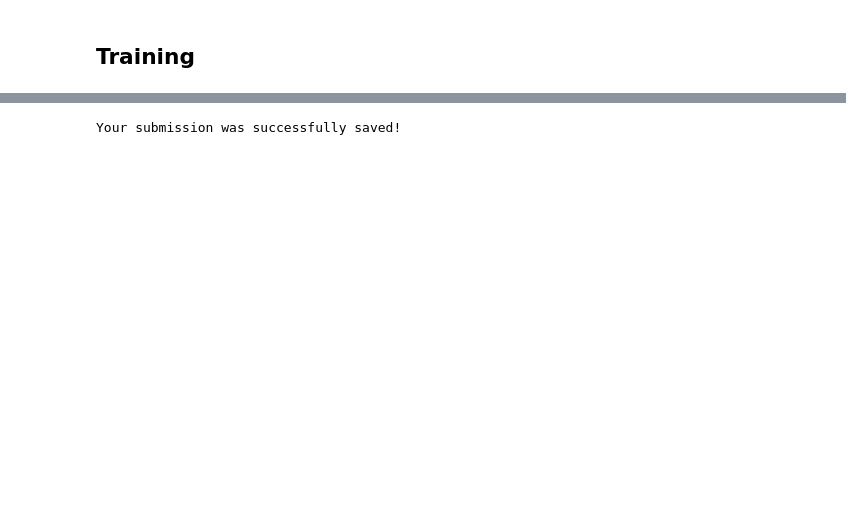
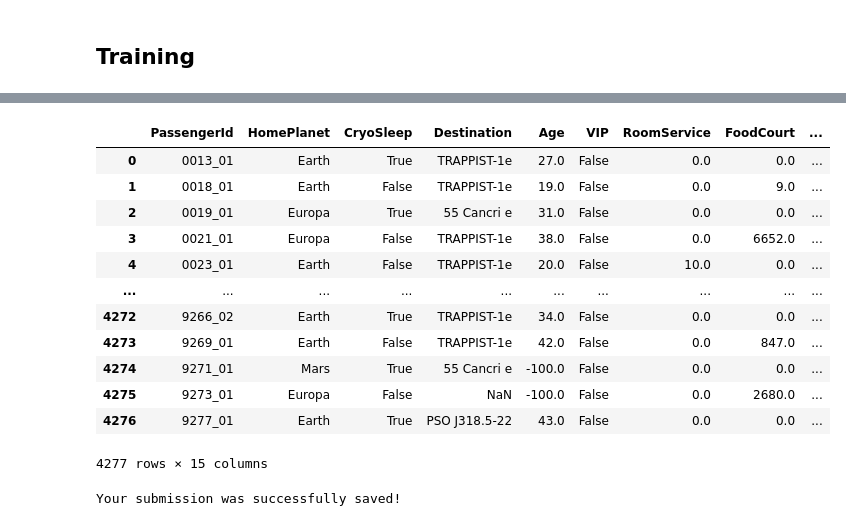
Before and after one commit to hackasaur/spaceship-titanic, a Jupyter notebook: notebooks/spaceship-titanic-notebook.ipynb, the cells around one changed output, grey strips where cells are left out. Drawn from its saved outputs; the diff is of its cells as text; code cells hidden in the pictures; blank space fills up the shorter version.

Commit message:
2nd submission

```diff
--- a/notebooks/spaceship-titanic-notebook.ipynb
+++ b/notebooks/spaceship-titanic-notebook.ipynb
@@ -23,8 +22,8 @@ for dirname, _, filenames in os.walk('/notebooks/data'):
 /notebooks/data/spaceship-titanic.zip
 # %%
 train_data_raw = pd.read_csv("/notebooks/data/train.csv")
-predict_data = pd.read_csv("notebooks/data/test.csv")
-gender_submission = pd.read_csv("/notebooks/data/sample_submission.csv")
+predict_data_raw = pd.read_csv("notebooks/data/test.csv")
+test_submission = pd.read_csv("/notebooks/data/sample_submission.csv")
 # %%
 # raw
 train_data_raw
@@ -155,19 +154,25 @@ plt.show()
 ## Data preprocessing
 # %%
 train_data = train_data_raw.copy()
+predict_data = predict_data_raw.copy()
 # %%
-# seperate the cabin ID into Deck, num, side
-train_data[['Deck', 'Num', 'Side']] = train_data['Cabin'].str.extract(r'^(\w)/(\d+)/(\w)$')
-train_data['Deck'] = train_data['Deck'].fillna('0')
-train_data['Num'] = train_data['Num'].fillna('0').astype(int)
-train_data['Side'] = train_data['Side'].fillna(train_data['Side'].mode())
+# Creating New Features - Deck, Cabin_num and Side from the column Cabin and remove Cabin
+train_data[["Deck", "Cabin_num", "Side"]] = train_data["Cabin"].str.split("/", expand=True)
+train_data = train_data.drop('Cabin', axis=1)
 
-predict_data[['Deck', 'Num', 'Side']] = train_data['Cabin'].str.extract(r'^(\w)/(\d+)/(\w)$')
-predict_data['Deck'] = train_data['Deck'].fillna('0')
-predict_data['Num'] = train_data['Num'].fillna('0').astype(int)
-predict_data['Side'] = train_data['Side'].fillna(train_data['Side'].mode())
+# train_data['Deck'] = train_data['Deck'].fillna('0')
+train_data['Cabin_num'] = train_data['Cabin_num'].fillna('0').astype(int)
+# train_data['Side'] = train_data['Side'].fillna("NA")
+train_data
+
+predict_data[["Deck", "Cabin_num", "Side"]] = predict_data["Cabin"].str.split("/", expand=True)
+predict_data = predict_data.drop('Cabin', axis=1)
+
+# predict_data['Deck'] = predict_data['Deck'].fillna('0')
+predict_data['Cabin_num'] = predict_data['Cabin_num'].fillna('0').astype(int)
+# predict_data['Side'] = predict_data['Side'].fillna("NA")
 
 train_data[["Age", "RoomService", "FoodCourt", "ShoppingMall", "Spa", "VRDeck"]] = train_data[["Age", "RoomService", "FoodCourt", "ShoppingMall", "Spa", "VRDeck"]].fillna(-100)
 predict_data[["Age", "RoomService", "FoodCourt", "ShoppingMall", "Spa", "VRDeck"]] = predict_data[["Age", "RoomService", "FoodCourt", "ShoppingMall", "Spa", "VRDeck"]].fillna(-100)
-train_data
+train_data.isna().sum()
 # %% [output]
@@ -246 +454,17 @@ train_accuracy = 0.7881886744215774 val_accuracy = 0.7862068965517242
+# %%
+predict_data
+# %% [output]
+|  | PassengerId | HomePlanet | CryoSleep | Destination | Age | VIP | RoomService | FoodCourt | ... |
+| 0 | 0013_01 | Earth | True | TRAPPIST-1e | 27.0 | False | 0.0 | 0.0 | ... |
+| 1 | 0018_01 | Earth | False | TRAPPIST-1e | 19.0 | False | 0.0 | 9.0 | ... |
+| 2 | 0019_01 | Europa | True | 55 Cancri e | 31.0 | False | 0.0 | 0.0 | ... |
+| 3 | 0021_01 | Europa | False | TRAPPIST-1e | 38.0 | False | 0.0 | 6652.0 | ... |
+| 4 | 0023_01 | Earth | False | TRAPPIST-1e | 20.0 | False | 10.0 | 0.0 | ... |
+| ... | ... | ... | ... | ... | ... | ... | ... | ... | ... |
+| 4272 | 9266_02 | Earth | True | TRAPPIST-1e | 34.0 | False | 0.0 | 0.0 | ... |
+| 4273 | 9269_01 | Earth | False | TRAPPIST-1e | 42.0 | False | 0.0 | 847.0 | ... |
+| 4274 | 9271_01 | Mars | True | 55 Cancri e | -100.0 | False | 0.0 | 0.0 | ... |
+| 4275 | 9273_01 | Europa | False | NaN | -100.0 | False | 0.0 | 2680.0 | ... |
+| 4276 | 9277_01 | Earth | True | PSO J318.5-22 | 43.0 | False | 0.0 | 0.0 | ... |
+4277 rows × 15 columns
 # %%
```
Also changed, not shown: parts of 21 cells of this notebook, 3 other files.
